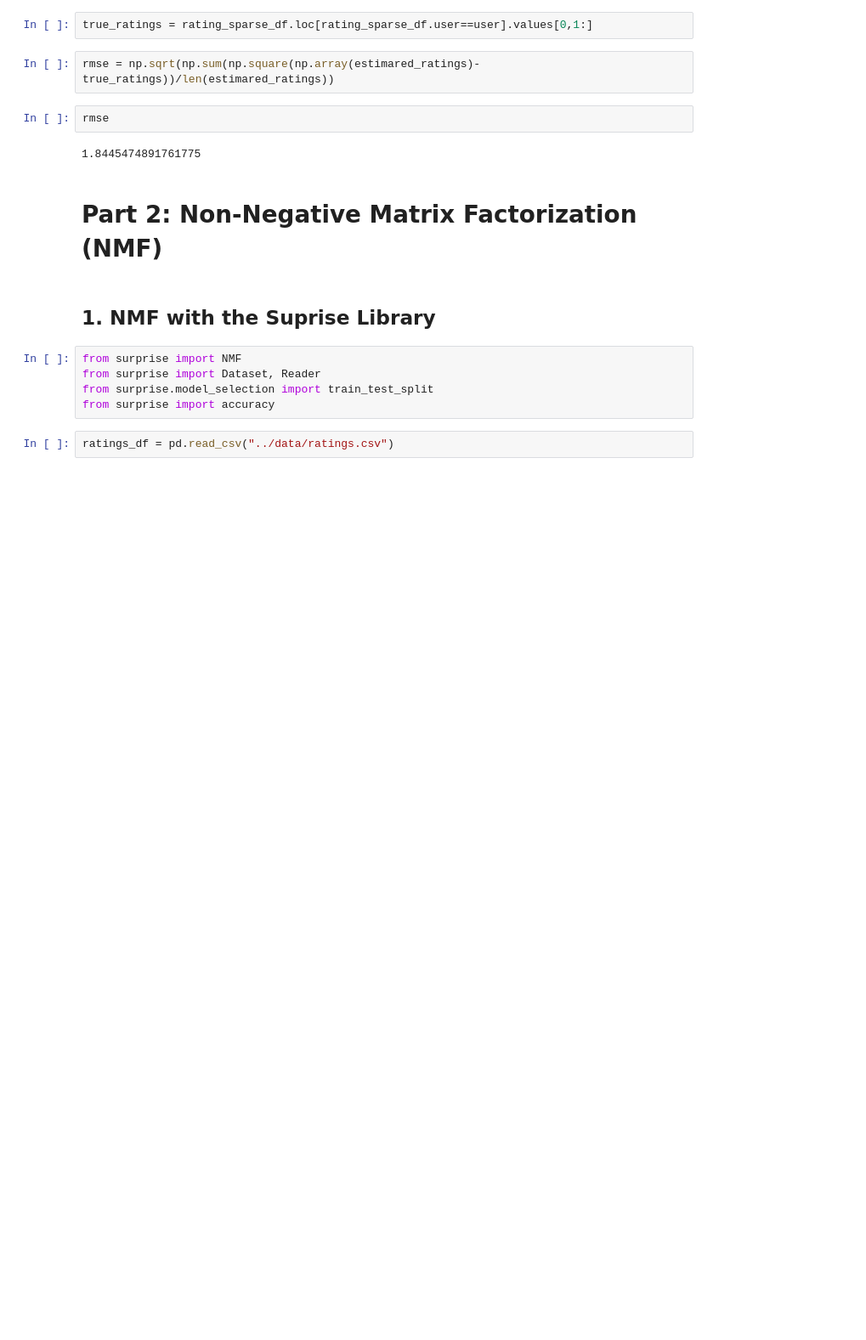
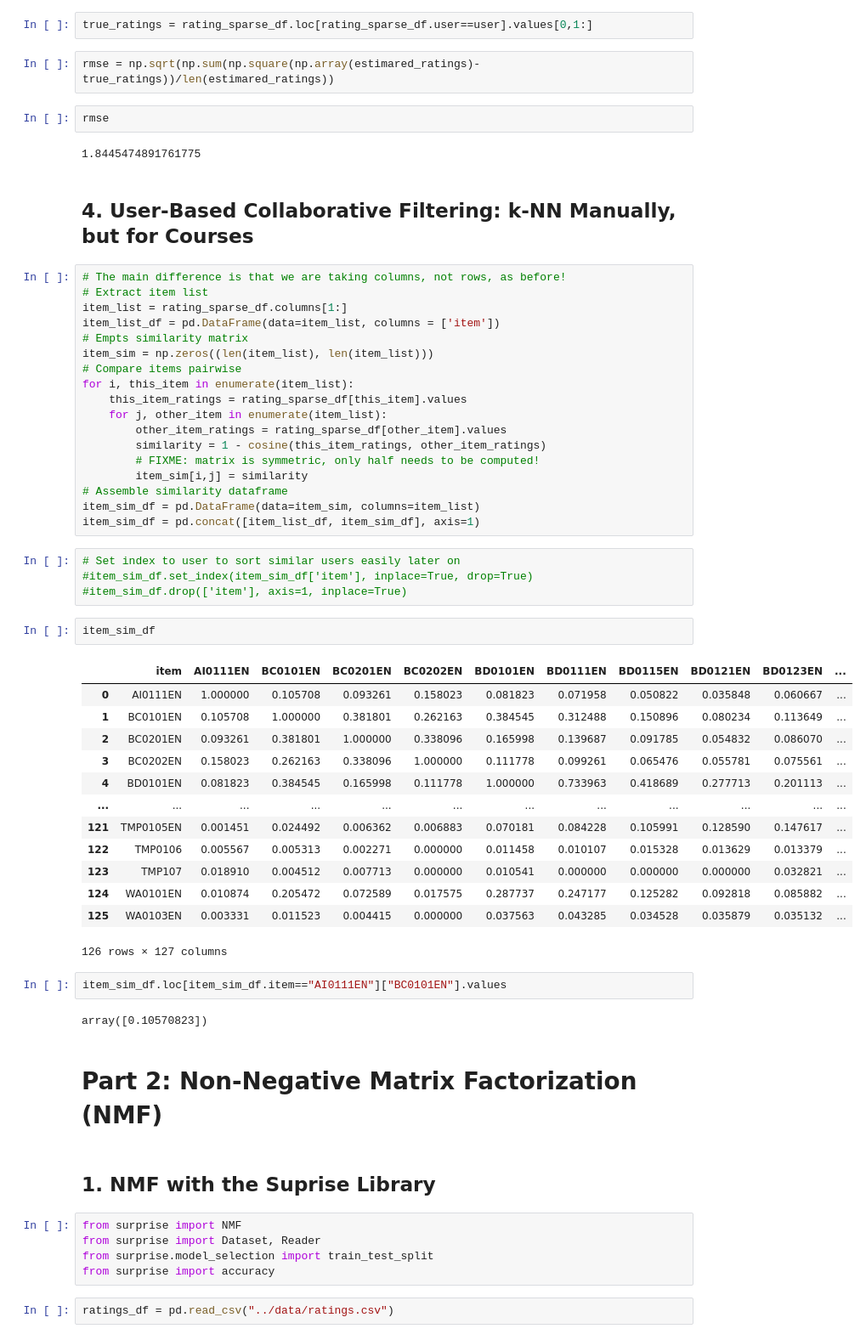
Before and after one commit to mxagar/course_recommender_streamlit, a Jupyter notebook: notebooks/04_Collaborative_RecSys.ipynb, the cells around one changed output. Shown at 85% size. Cells and saved outputs as stored; diff of their text form; blank space fills up the shorter version.

```diff
--- a/notebooks/04_Collaborative_RecSys.ipynb
+++ b/notebooks/04_Collaborative_RecSys.ipynb
@@ -208,6 +208,50 @@ rmse = np.sqrt(np.sum(np.square(np.array(estimared_ratings)-true_ratings))/len(e
 rmse
 # %% [output]
 1.8445474891761775
+# %% [markdown]
+## 4. User-Based Collaborative Filtering: k-NN Manually, but for Courses
+# %%
+# The main difference is that we are taking columns, not rows, as before!
+# Extract item list
+item_list = rating_sparse_df.columns[1:]
+item_list_df = pd.DataFrame(data=item_list, columns = ['item'])
+# Empts similarity matrix
+item_sim = np.zeros((len(item_list), len(item_list)))
+# Compare items pairwise
+for i, this_item in enumerate(item_list):
+    this_item_ratings = rating_sparse_df[this_item].values
+    for j, other_item in enumerate(item_list):
+        other_item_ratings = rating_sparse_df[other_item].values
+        similarity = 1 - cosine(this_item_ratings, other_item_ratings)
+        # FIXME: matrix is symmetric, only half needs to be computed!
+        item_sim[i,j] = similarity
+# Assemble similarity dataframe
+item_sim_df = pd.DataFrame(data=item_sim, columns=item_list)
+item_sim_df = pd.concat([item_list_df, item_sim_df], axis=1)
+# %%
+# Set index to user to sort similar users easily later on
+#item_sim_df.set_index(item_sim_df['item'], inplace=True, drop=True)
+#item_sim_df.drop(['item'], axis=1, inplace=True)
+# %%
+item_sim_df
+# %% [output]
+|  | item | AI0111EN | BC0101EN | BC0201EN | BC0202EN | BD0101EN | BD0111EN | BD0115EN | BD0121EN | BD0123EN | ... |
+| 0 | AI0111EN | 1.000000 | 0.105708 | 0.093261 | 0.158023 | 0.081823 | 0.071958 | 0.050822 | 0.035848 | 0.060667 | ... |
+| 1 | BC0101EN | 0.105708 | 1.000000 | 0.381801 | 0.262163 | 0.384545 | 0.312488 | 0.150896 | 0.080234 | 0.113649 | ... |
+| 2 | BC0201EN | 0.093261 | 0.381801 | 1.000000 | 0.338096 | 0.165998 | 0.139687 | 0.091785 | 0.054832 | 0.086070 | ... |
+| 3 | BC0202EN | 0.158023 | 0.262163 | 0.338096 | 1.000000 | 0.111778 | 0.099261 | 0.065476 | 0.055781 | 0.075561 | ... |
+| 4 | BD0101EN | 0.081823 | 0.384545 | 0.165998 | 0.111778 | 1.000000 | 0.733963 | 0.418689 | 0.277713 | 0.201113 | ... |
+| ... | ... | ... | ... | ... | ... | ... | ... | ... | ... | ... | ... |
+| 121 | TMP0105EN | 0.001451 | 0.024492 | 0.006362 | 0.006883 | 0.070181 | 0.084228 | 0.105991 | 0.128590 | 0.147617 | ... |
+| 122 | TMP0106 | 0.005567 | 0.005313 | 0.002271 | 0.000000 | 0.011458 | 0.010107 | 0.015328 | 0.013629 | 0.013379 | ... |
+| 123 | TMP107 | 0.018910 | 0.004512 | 0.007713 | 0.000000 | 0.010541 | 0.000000 | 0.000000 | 0.000000 | 0.032821 | ... |
+| 124 | WA0101EN | 0.010874 | 0.205472 | 0.072589 | 0.017575 | 0.287737 | 0.247177 | 0.125282 | 0.092818 | 0.085882 | ... |
+| 125 | WA0103EN | 0.003331 | 0.011523 | 0.004415 | 0.000000 | 0.037563 | 0.043285 | 0.034528 | 0.035879 | 0.035132 | ... |
+126 rows × 127 columns
+# %%
+item_sim_df.loc[item_sim_df.item=="AI0111EN"]["BC0101EN"].values
+# %% [output]
+array([0.10570823])
 # %% [markdown]
 # Part 2: Non-Negative Matrix Factorization (NMF)
 # %% [markdown]
```
